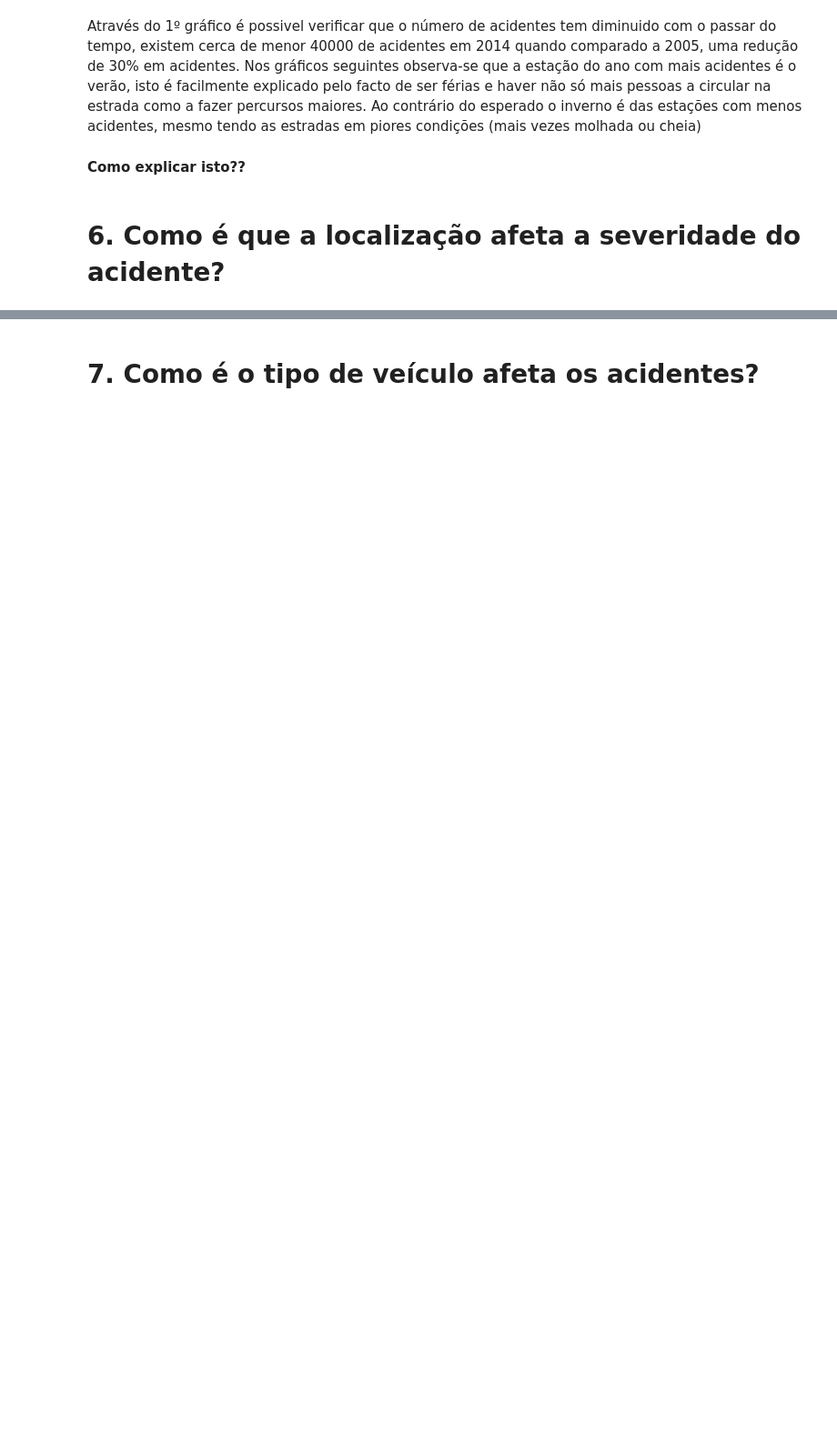
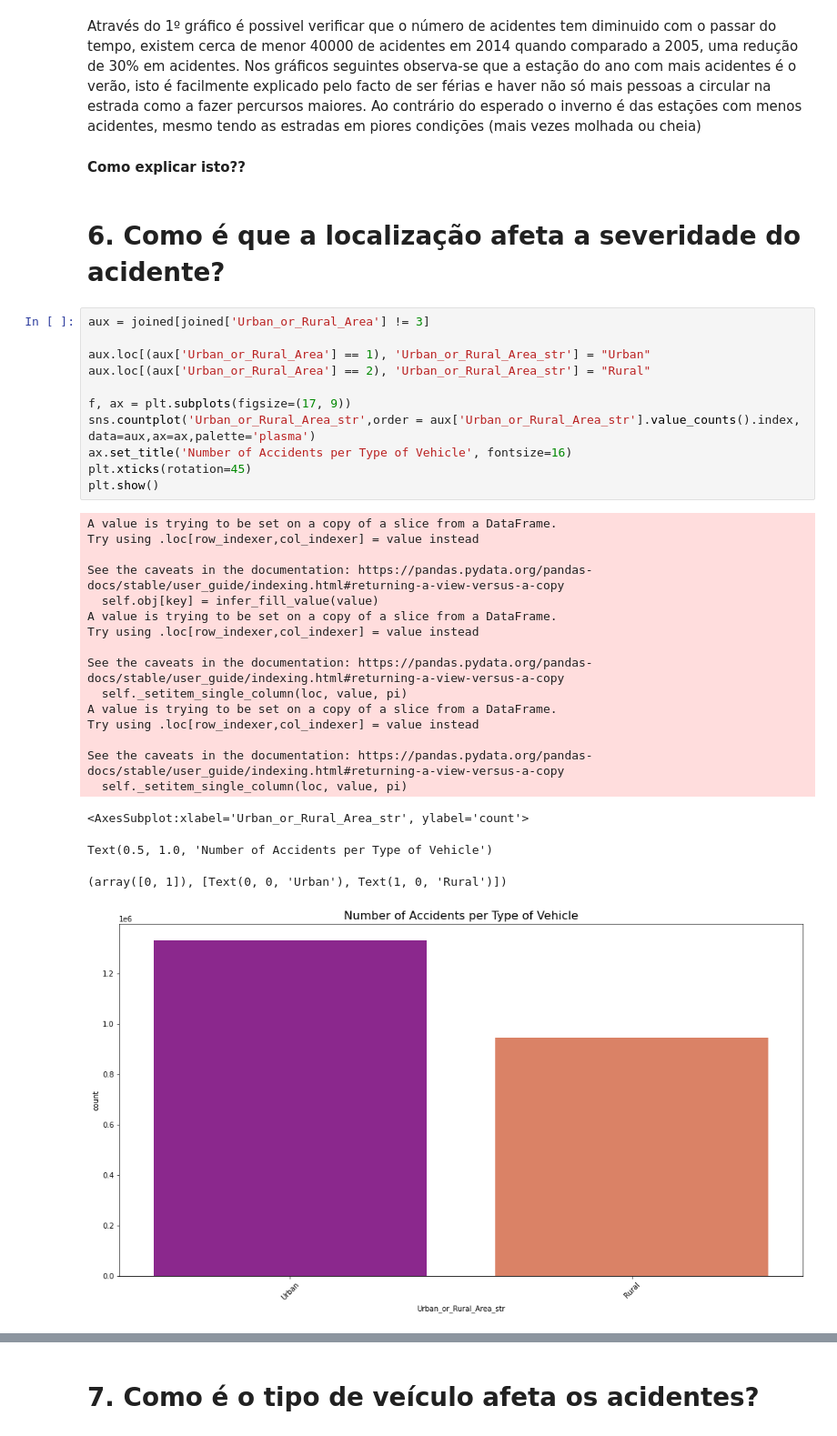
Before and after one commit to JotaCruz20/SGD2, a Jupyter notebook: 2º-Projeto.ipynb, the cells around one changed output, grey strips where cells are left out. Shown at 91% size. Drawn from its saved outputs; the diff is of its cells as text; blank space fills up the shorter version.

```diff
--- a/2º-Projeto.ipynb
+++ b/2º-Projeto.ipynb
@@ -1771,6 +1771,37 @@ Ao contrário do esperado o inverno é das estações com menos acidentes, mesmo
 #### Como explicar isto??
 # %% [markdown]
 # 6. Como é que a localização afeta a severidade do acidente?
+# %%
+aux = joined[joined['Urban_or_Rural_Area'] != 3]
+
+aux.loc[(aux['Urban_or_Rural_Area'] == 1), 'Urban_or_Rural_Area_str'] = "Urban"
+aux.loc[(aux['Urban_or_Rural_Area'] == 2), 'Urban_or_Rural_Area_str'] = "Rural"
+
+f, ax = plt.subplots(figsize=(17, 9))
+sns.countplot('Urban_or_Rural_Area_str',order = aux['Urban_or_Rural_Area_str'].value_counts().index, data=aux,ax=ax,palette='plasma')
+ax.set_title('Number of Accidents per Type of Vehicle', fontsize=16)
+plt.xticks(rotation=45)
+plt.show()
+# %% [output]
+A value is trying to be set on a copy of a slice from a DataFrame.
+Try using .loc[row_indexer,col_indexer] = value instead
+
+See the caveats in the documentation: https://pandas.pydata.org/pandas-docs/stable/user_guide/indexing.html#returning-a-view-versus-a-copy
+  self.obj[key] = infer_fill_value(value)
+A value is trying to be set on a copy of a slice from a DataFrame.
+Try using .loc[row_indexer,col_indexer] = value instead
+
+See the caveats in the documentation: https://pandas.pydata.org/pandas-docs/stable/user_guide/indexing.html#returning-a-view-versus-a-copy
+  self._setitem_single_column(loc, value, pi)
+A value is trying to be set on a copy of a slice from a DataFrame.
+Try using .loc[row_indexer,col_indexer] = value instead
+
+See the caveats in the documentation: https://pandas.pydata.org/pandas-docs/stable/user_guide/indexing.html#returning-a-view-versus-a-copy
+  self._setitem_single_column(loc, value, pi)
+<AxesSubplot:xlabel='Urban_or_Rural_Area_str', ylabel='count'>
+Text(0.5, 1.0, 'Number of Accidents per Type of Vehicle')
+(array([0, 1]), [Text(0, 0, 'Urban'), Text(1, 0, 'Rural')])
+[figure, added]
 # %%
 aux = joined[joined['Urban_or_Rural_Area'] != 3]
 
```
Also changed, not shown: parts of 22 cells of this notebook.
